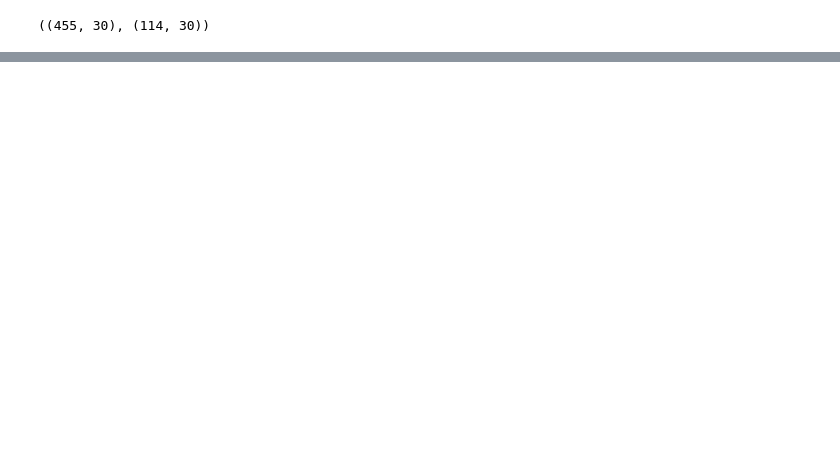
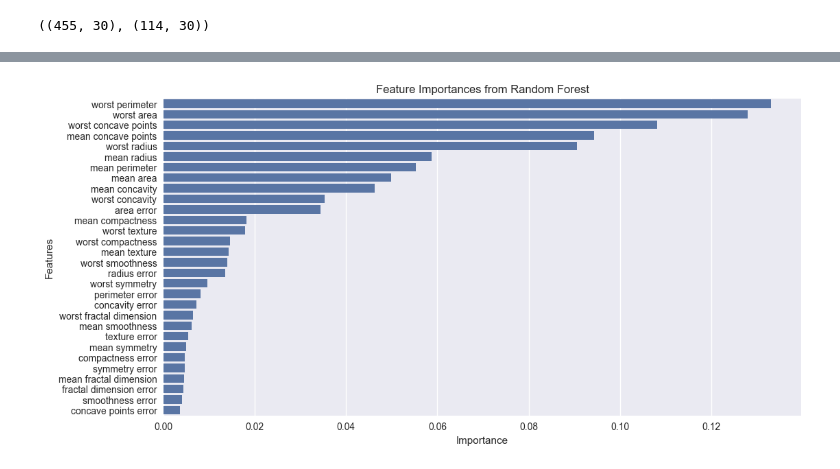
Before and after one commit to Hossein0213/breast_cancer_prediction, a Jupyter notebook: NoteBooks/01_Data_Loading.ipynb, the cells around one changed output, grey strips where cells are left out. Saved outputs shown, nothing was run; the diff lists cells and outputs as text; code cells hidden in the pictures; blank space fills up the shorter version.

Commit message:
Add prediction module

```diff
--- a/NoteBooks/01_Data_Loading.ipynb
+++ b/NoteBooks/01_Data_Loading.ipynb
@@ -86,0 +170,20 @@ X_train.shape, X_test.shape
+# %%
+from sklearn.ensemble import RandomForestClassifier
+
+#create model
+rf_model = RandomForestClassifier(n_estimators = 200,
+                                  max_depth = None,
+                                  random_state = 42)
+
+#train model
+rf_model.fit(X_train, y_train)
+
+#make predictrions
+y_pred_rf = rf_model.predict(X_test)
+
+#evalution model
+rf_acc = accuracy_score(y_test, y_pred_rf)
+print("RandomForest Accuracy: ", rf_acc)
+
+print("\nClassification Report: \n", classification_report(y_test, y_pred_rf))
+print("\nConfusion Matrix: \n", confusion_matrix(y_test, y_pred_rf))
@@ -86,0 +207,15 @@ X_train.shape, X_test.shape
+# %%
+importances = rf_model.feature_importances_
+indices = np.argsort(importances)[::-1]
+
+plt.figure(figsize=(12,6))
+sns.barplot(
+    x = importances[indices],
+    y = np.array(X_train.columns)[indices]
+)
+plt.title("Feature Importances from Random Forest")
+plt.xlabel("Importance")
+plt.ylabel("Features")
+plt.show()
+# %% [output]
+[figure, added]
```
Also changed, not shown: parts of 12 cells of this notebook, 5 other files.
